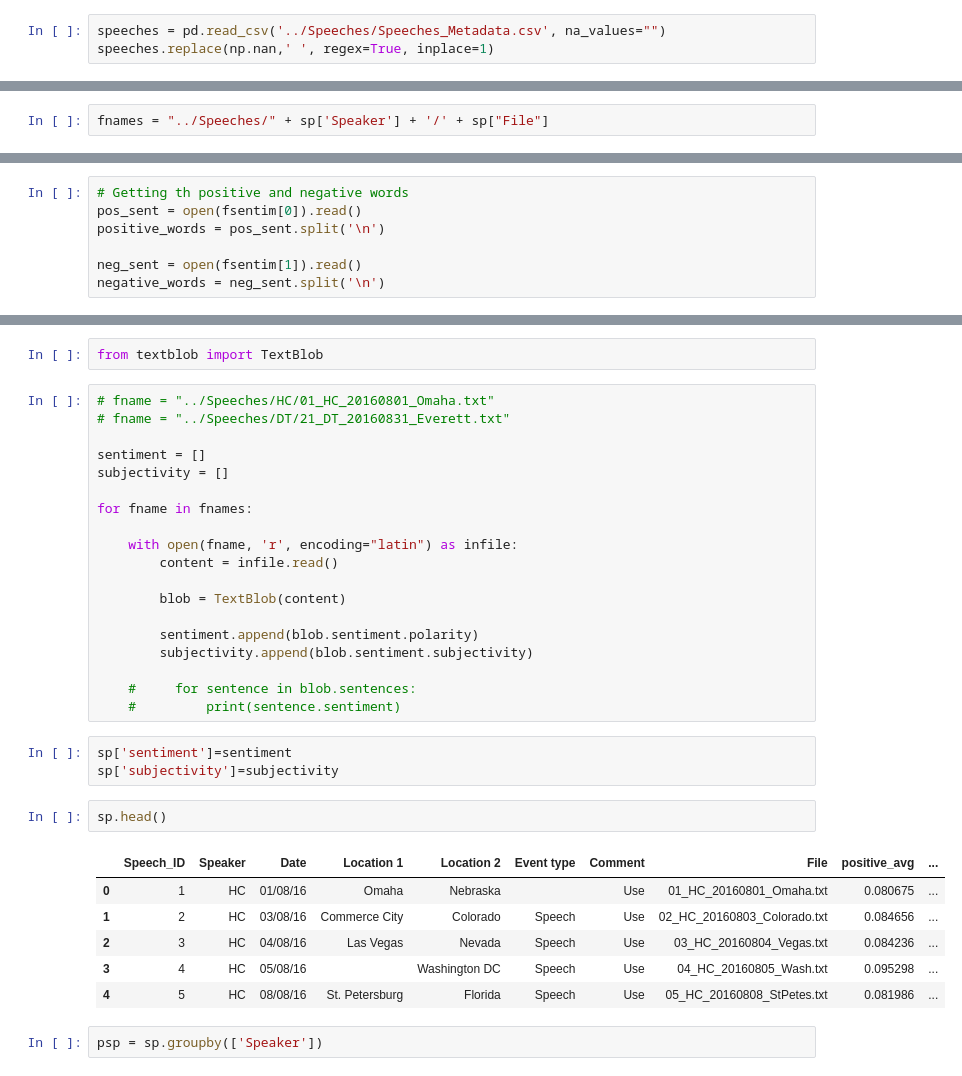
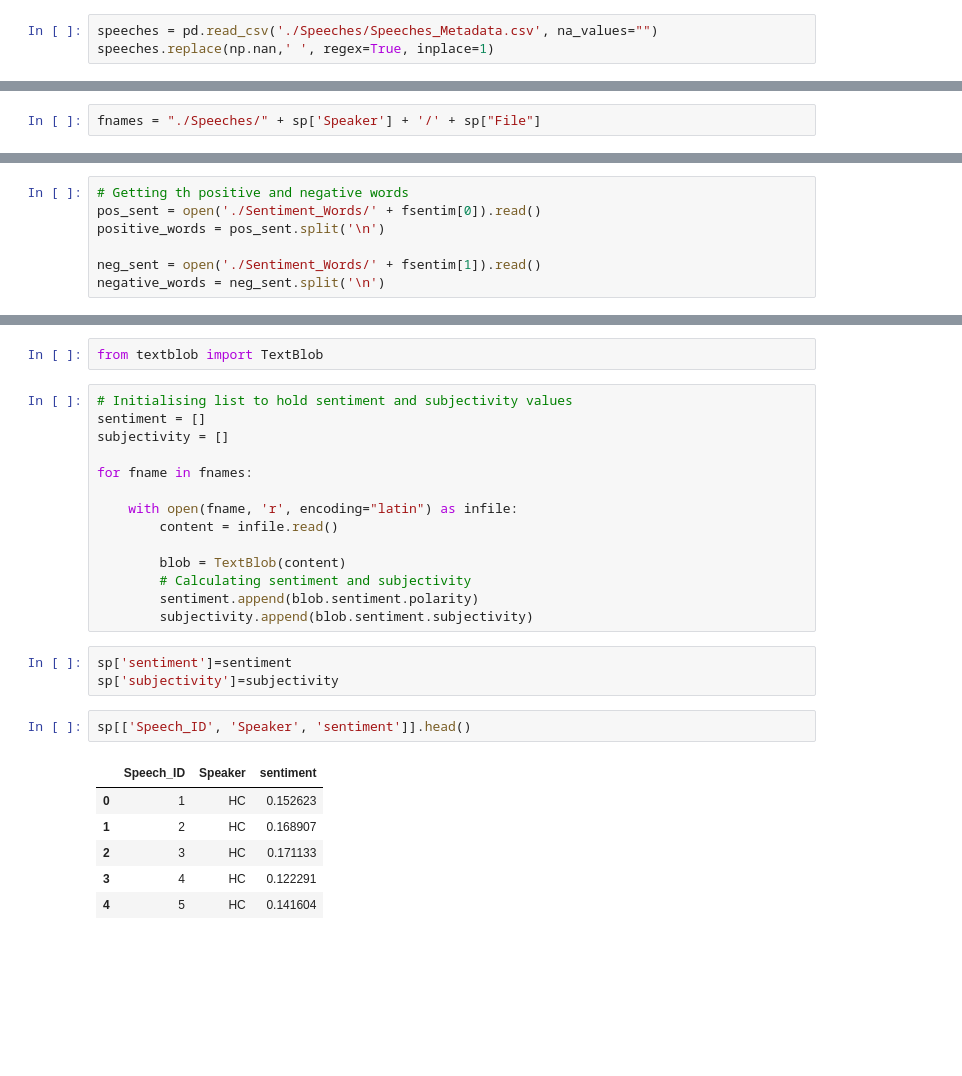
Before and after one commit to rogelj/US_Speech_Sentiment, a Jupyter notebook: Sentiment_Speeches_Clinton_Trump.ipynb, the cells around one changed output, grey strips where cells are left out. Drawn from its saved outputs; the diff is of its cells as text; blank space fills up the shorter version.

```diff
--- a/Sentiment_Speeches_Clinton_Trump.ipynb
+++ b/Sentiment_Speeches_Clinton_Trump.ipynb
@@ -13,7 +13,7 @@ import re
 # %% [output]
 Populating the interactive namespace from numpy and matplotlib
 # %%
-speeches = pd.read_csv('../Speeches/Speeches_Metadata.csv', na_values="")
+speeches = pd.read_csv('./Speeches/Speeches_Metadata.csv', na_values="")
 speeches.replace(np.nan,' ', regex=True, inplace=1)
 # %%
 speeches.head()
@@ -28,7 +28,7 @@ speeches.head()
 sp = speeches[speeches['Comment']=="Use"]
 sp.is_copy = False
 # %%
-fnames = "../Speeches/" + sp['Speaker'] + '/' + sp["File"]
+fnames = "./Speeches/" + sp['Speaker'] + '/' + sp["File"]
 # %% [markdown]
 # Sentiment
 
@@ -39,10 +39,10 @@ from string import punctuation
 fsentim = ['positive.txt', 'negative.txt',]
 # %%
 # Getting th positive and negative words
-pos_sent = open(fsentim[0]).read()
+pos_sent = open('./Sentiment_Words/' + fsentim[0]).read()
 positive_words = pos_sent.split('\n')
 
-neg_sent = open(fsentim[1]).read()
+neg_sent = open('./Sentiment_Words/' + fsentim[1]).read()
 negative_words = neg_sent.split('\n')
 # %% [markdown]
 Adding a list of stop words in English
@@ -126,9 +122,7 @@ sp
 # %%
 from textblob import TextBlob
 # %%
-# fname = "../Speeches/HC/01_HC_20160801_Omaha.txt"
-# fname = "../Speeches/DT/21_DT_20160831_Everett.txt"
-
+# Initialising list to hold sentiment and subjectivity values
 sentiment = []
 subjectivity = []
 
@@ -138,26 +132,21 @@ for fname in fnames:
         content = infile.read()
 
         blob = TextBlob(content)
-
+        # Calculating sentiment and subjectivity
         sentiment.append(blob.sentiment.polarity)
         subjectivity.append(blob.sentiment.subjectivity)
-
-    #     for sentence in blob.sentences:
-    #         print(sentence.sentiment)
 # %%
 sp['sentiment']=sentiment
 sp['subjectivity']=subjectivity
 # %%
-sp.head()
+sp[['Speech_ID', 'Speaker', 'sentiment']].head()
 # %% [output]
-|  | Speech_ID | Speaker | Date | Location 1 | Location 2 | Event type | Comment | File | positive_avg | ... |
-| 0 | 1 | HC | 01/08/16 | Omaha | Nebraska |  | Use | 01_HC_20160801_Omaha.txt | 0.080675 | ... |
-| 1 | 2 | HC | 03/08/16 | Commerce City | Colorado | Speech | Use | 02_HC_20160803_Colorado.txt | 0.084656 | ... |
-| 2 | 3 | HC | 04/08/16 | Las Vegas | Nevada | Speech | Use | 03_HC_20160804_Vegas.txt | 0.084236 | ... |
-| 3 | 4 | HC | 05/08/16 |  | Washington DC | Speech | Use | 04_HC_20160805_Wash.txt | 0.095298 | ... |
-| 4 | 5 | HC | 08/08/16 | St. Petersburg | Florida | Speech | Use | 05_HC_20160808_StPetes.txt | 0.081986 | ... |
+|  | Speech_ID | Speaker | sentiment |
+| 0 | 1 | HC | 0.152623 |
+| 1 | 2 | HC | 0.168907 |
+| 2 | 3 | HC | 0.171133 |
+| 3 | 4 | HC | 0.122291 |
+| 4 | 5 | HC | 0.141604 |
-# %%
-psp = sp.groupby(['Speaker'])
 # %%
 import seaborn as sns
 sns.set(style="whitegrid")
```
Also changed, not shown: parts of 5 cells of this notebook, 1 other file.
